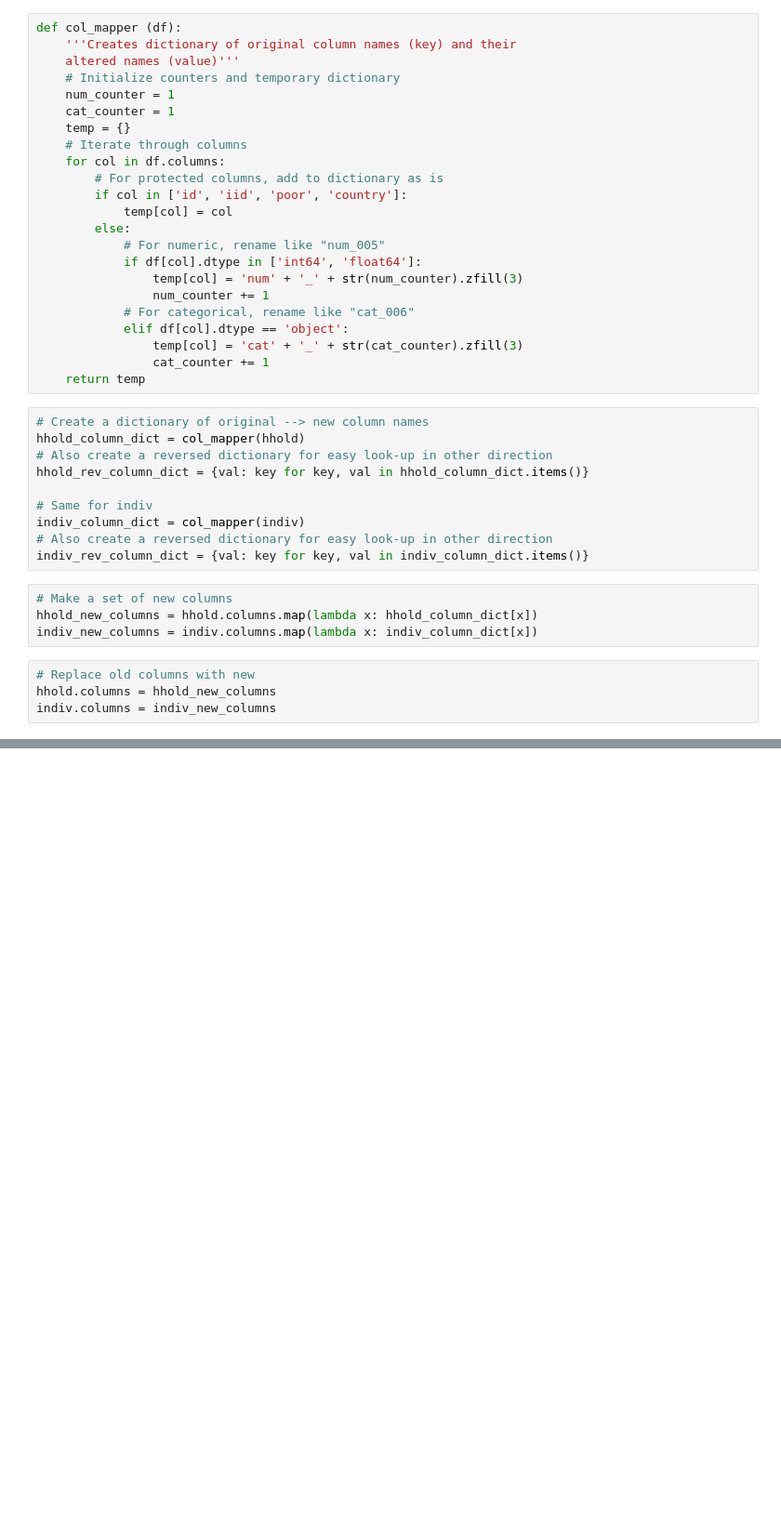
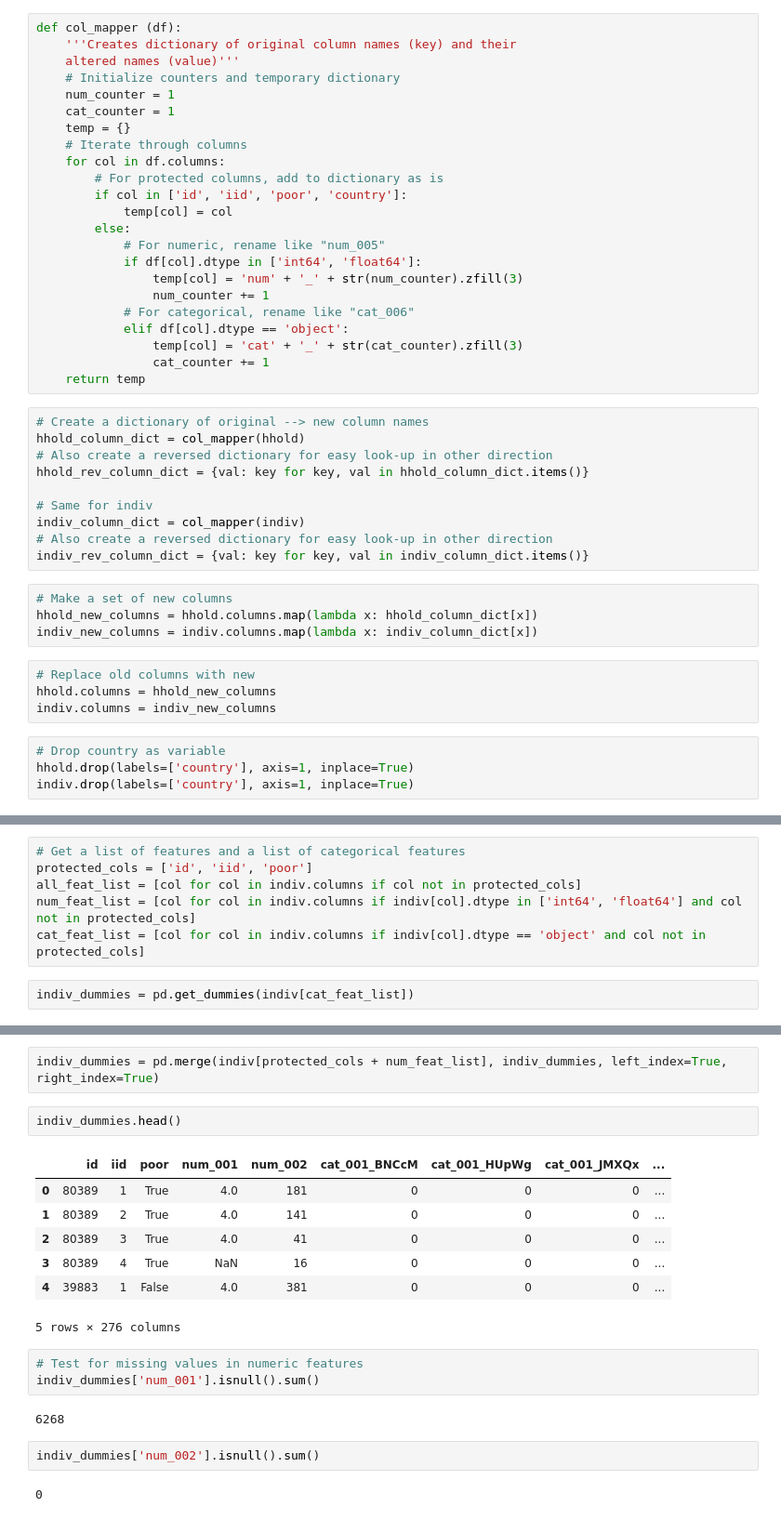
Before and after one commit to zstachniak/Pover-T-Test, a Jupyter notebook: Country_A.ipynb, the cells around one changed output, grey strips where cells are left out. Shown: that part at 93% size. Cells and saved outputs as stored; diff of their text form; blank space fills up the shorter version.

Commit message:
Conver to dummies, run random forest

```diff
--- a/Country_A.ipynb
+++ b/Country_A.ipynb
@@ -66,6 +68,10 @@ indiv_new_columns = indiv.columns.map(lambda x: indiv_column_dict[x])
 # Replace old columns with new
 hhold.columns = hhold_new_columns
 indiv.columns = indiv_new_columns
+# %%
+# Drop country as variable
+hhold.drop(labels=['country'], axis=1, inplace=True)
+indiv.drop(labels=['country'], axis=1, inplace=True)
 # %%
 hhold.head()
 # %% [output]
@@ -88,0 +95,8 @@ indiv.head()
+# %%
+# Get a list of features and a list of categorical features
+protected_cols = ['id', 'iid', 'poor']
+all_feat_list = [col for col in indiv.columns if col not in protected_cols]
+num_feat_list = [col for col in indiv.columns if indiv[col].dtype in ['int64', 'float64'] and col not in protected_cols]
+cat_feat_list = [col for col in indiv.columns if indiv[col].dtype == 'object' and col not in protected_cols]
+# %%
+indiv_dummies = pd.get_dummies(indiv[cat_feat_list])
@@ -88,0 +113,21 @@ indiv.head()
+# %%
+indiv_dummies = pd.merge(indiv[protected_cols + num_feat_list], indiv_dummies, left_index=True, right_index=True)
+# %%
+indiv_dummies.head()
+# %% [output]
+|  | id | iid | poor | num_001 | num_002 | cat_001_BNCcM | cat_001_HUpWg | cat_001_JMXQx | ... |
+| 0 | 80389 | 1 | True | 4.0 | 181 | 0 | 0 | 0 | ... |
+| 1 | 80389 | 2 | True | 4.0 | 141 | 0 | 0 | 0 | ... |
+| 2 | 80389 | 3 | True | 4.0 | 41 | 0 | 0 | 0 | ... |
+| 3 | 80389 | 4 | True | NaN | 16 | 0 | 0 | 0 | ... |
+| 4 | 39883 | 1 | False | 4.0 | 381 | 0 | 0 | 0 | ... |
+5 rows × 276 columns
+# %%
+# Test for missing values in numeric features
+indiv_dummies['num_001'].isnull().sum()
+# %% [output]
+6268
+# %%
+indiv_dummies['num_002'].isnull().sum()
+# %% [output]
+0
```
Also changed, not shown: parts of 10 cells of this notebook, 2 other files.
